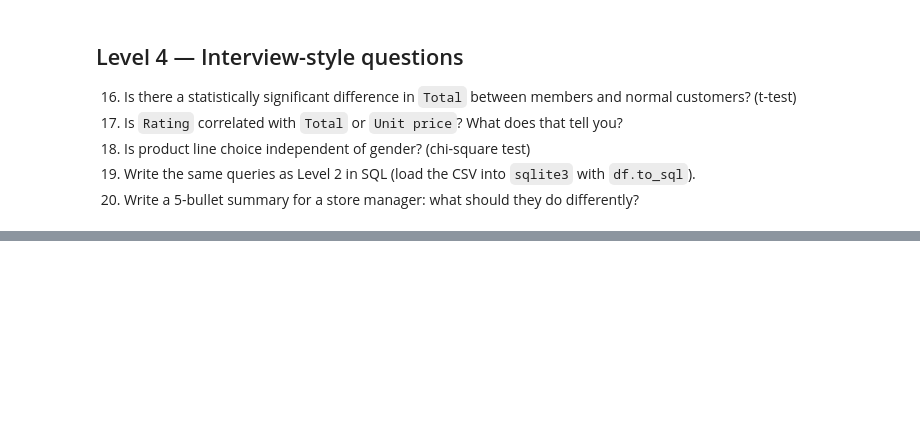
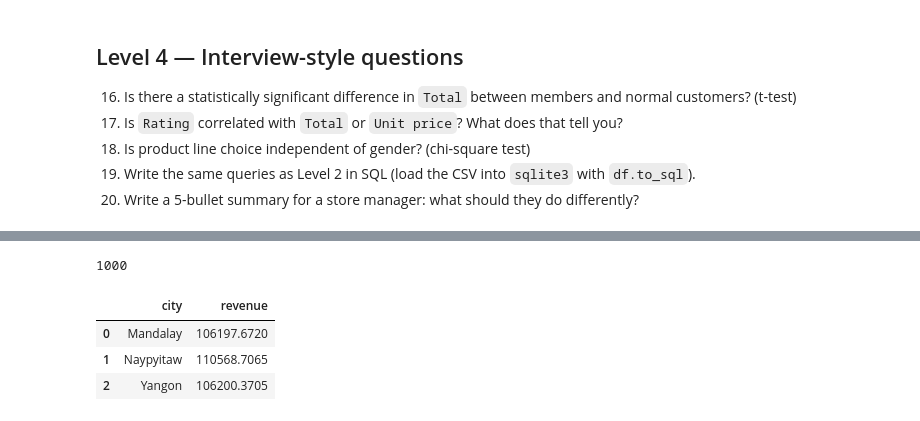
Before and after one commit to Talibdev27/supermarket-sales-analysis, a Jupyter notebook: practice.ipynb, the cells around one changed output, grey strips where cells are left out. Saved outputs shown, nothing was run; the diff lists cells and outputs as text; code cells hidden in the pictures; blank space fills up the shorter version.

```diff
--- a/practice.ipynb
+++ b/practice.ipynb
@@ -510,0 +610,21 @@ heat.style.background_gradient(cmap="Reds", axis=None).format("{:.0f}")
+# %%
+# Ex 19: copy df into an in-memory SQLite table called 'sales'
+import sqlite3
+
+conn = sqlite3.connect(":memory:")
+df.to_sql("sales", conn, index=False, if_exists="replace")
+# %% [output]
+1000
+# %%
+# SQL version of revenue per city (same numbers as Ex 6)
+query = """
+SELECT city, SUM(total) AS revenue
+FROM sales
+GROUP BY city
+"""
+pd.read_sql(query, conn)
+# %% [output]
+|  | city | revenue |
+| 0 | Mandalay | 106197.6720 |
+| 1 | Naypyitaw | 110568.7065 |
+| 2 | Yangon | 106200.3705 |
```
Also changed, not shown: parts of 52 cells of this notebook.
